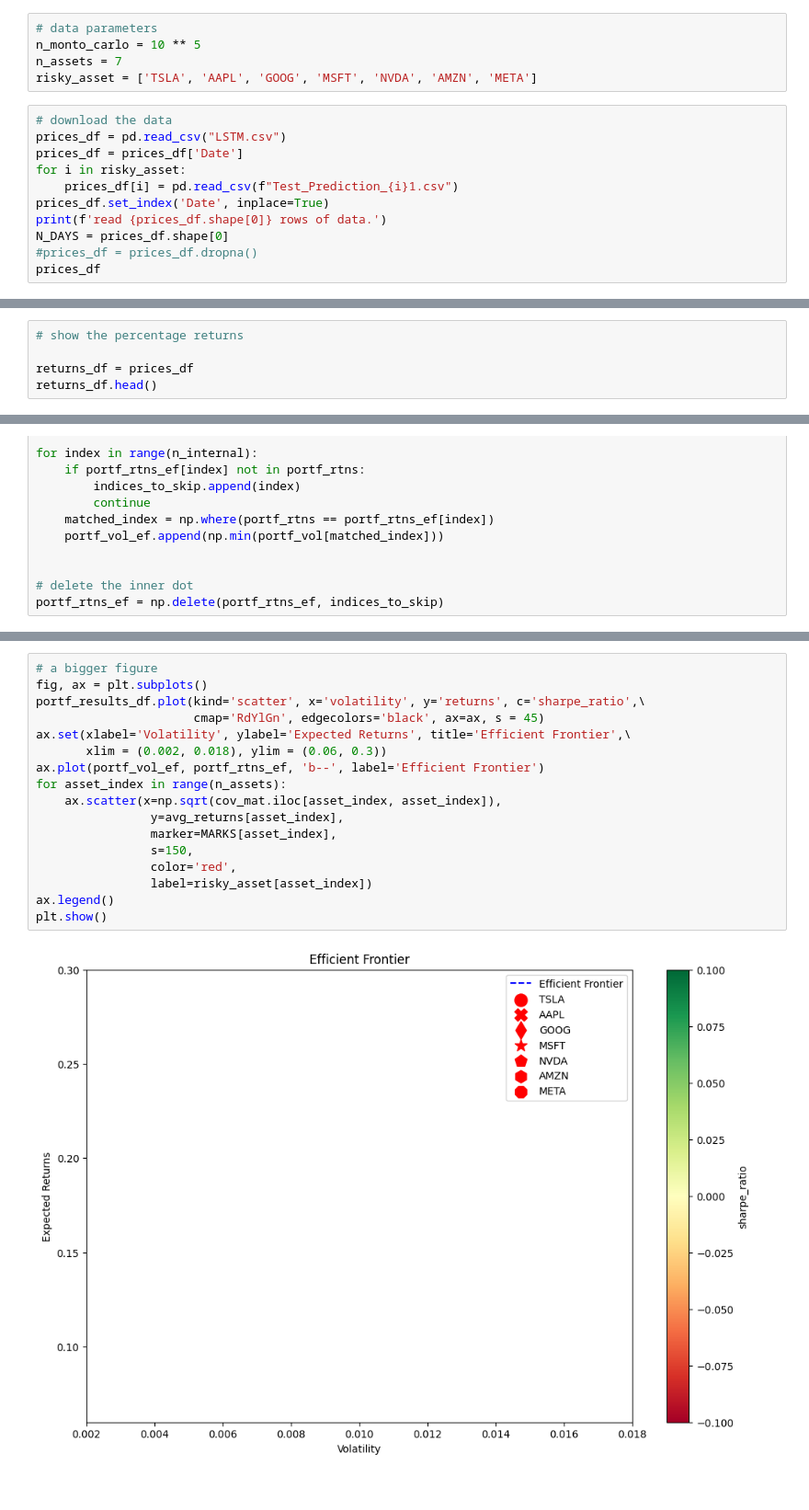
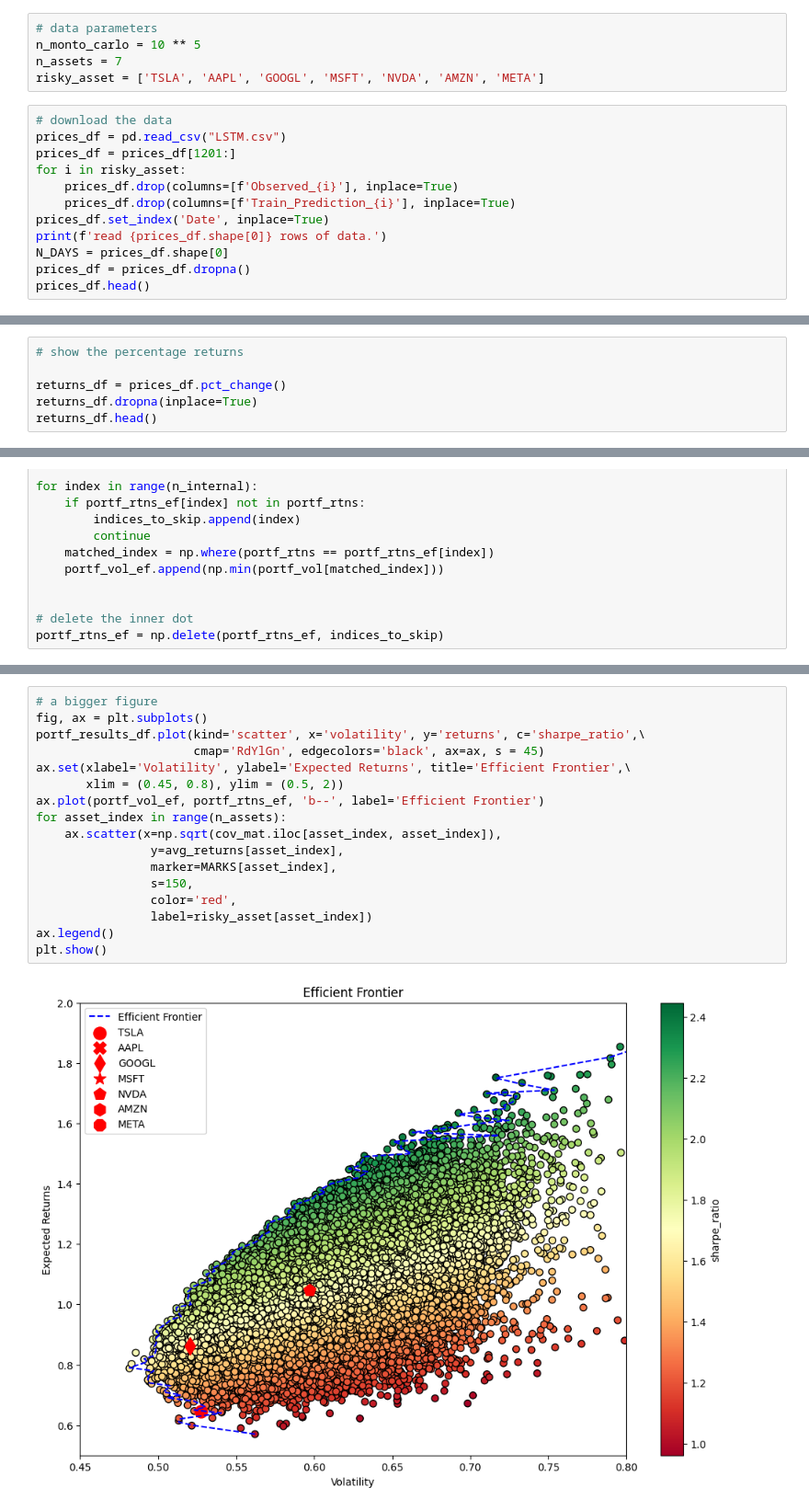
Before and after one commit to diyizhilunba/Python-for-Finance, a Jupyter notebook: monto-carlo-LSTM.ipynb, the cells around one changed output, grey strips where cells are left out. Shown at 92% size. Cells and saved outputs as stored; diff of their text form.

```diff
--- a/monto-carlo-LSTM.ipynb
+++ b/monto-carlo-LSTM.ipynb
@@ -11,16 +11,17 @@ rcParams['figure.figsize'] = (12, 8)
 # data parameters
 n_monto_carlo = 10 ** 5
 n_assets = 7
-risky_asset = ['TSLA', 'AAPL', 'GOOG', 'MSFT', 'NVDA', 'AMZN', 'META']
+risky_asset = ['TSLA', 'AAPL', 'GOOGL', 'MSFT', 'NVDA', 'AMZN', 'META']
 # %%
 # download the data
 prices_df = pd.read_csv("LSTM.csv")
-prices_df = prices_df['Date']
+prices_df = prices_df[1201:]
 for i in risky_asset:
-    prices_df[i] = pd.read_csv(f"Test_Prediction_{i}1.csv")
+    prices_df.drop(columns=[f'Observed_{i}'], inplace=True)
+    prices_df.drop(columns=[f'Train_Prediction_{i}'], inplace=True)
 prices_df.set_index('Date', inplace=True)
 print(f'read {prices_df.shape[0]} rows of data.')
 N_DAYS = prices_df.shape[0]
-#prices_df = prices_df.dropna()
-prices_df
+prices_df = prices_df.dropna()
+prices_df.head()
 # %% [output]
@@ -28,6 +36,7 @@ FileNotFoundError: [Errno 2] No such file or directory: 'Test_Prediction_TSLA1.c
 # %%
 # show the percentage returns
 
-returns_df = prices_df
+returns_df = prices_df.pct_change()
+returns_df.dropna(inplace=True)
 returns_df.head()
 # %% [output]
@@ -121,22 +130,22 @@ plt.show()
 # %%
 # a bigger figure
 fig, ax = plt.subplots()
 portf_results_df.plot(kind='scatter', x='volatility', y='returns', c='sharpe_ratio',\
                       cmap='RdYlGn', edgecolors='black', ax=ax, s = 45)
 ax.set(xlabel='Volatility', ylabel='Expected Returns', title='Efficient Frontier',\
-       xlim = (0.002, 0.018), ylim = (0.06, 0.3))
+       xlim = (0.45, 0.8), ylim = (0.5, 2))
 ax.plot(portf_vol_ef, portf_rtns_ef, 'b--', label='Efficient Frontier')
 for asset_index in range(n_assets):
     ax.scatter(x=np.sqrt(cov_mat.iloc[asset_index, asset_index]),
                 y=avg_returns[asset_index],
                 marker=MARKS[asset_index],
                 s=150,
                 color='red',
                 label=risky_asset[asset_index])
 ax.legend()
 plt.show()
 # %% [output]
-[figure, old version]
+[figure, new version]
 # %%
 max_sharpe_ind = np.argmax(portf_results_df.sharpe_ratio)
 max_sharpe_portf = portf_results_df.loc[max_sharpe_ind]
```
Also changed, not shown: parts of 9 cells of this notebook.
